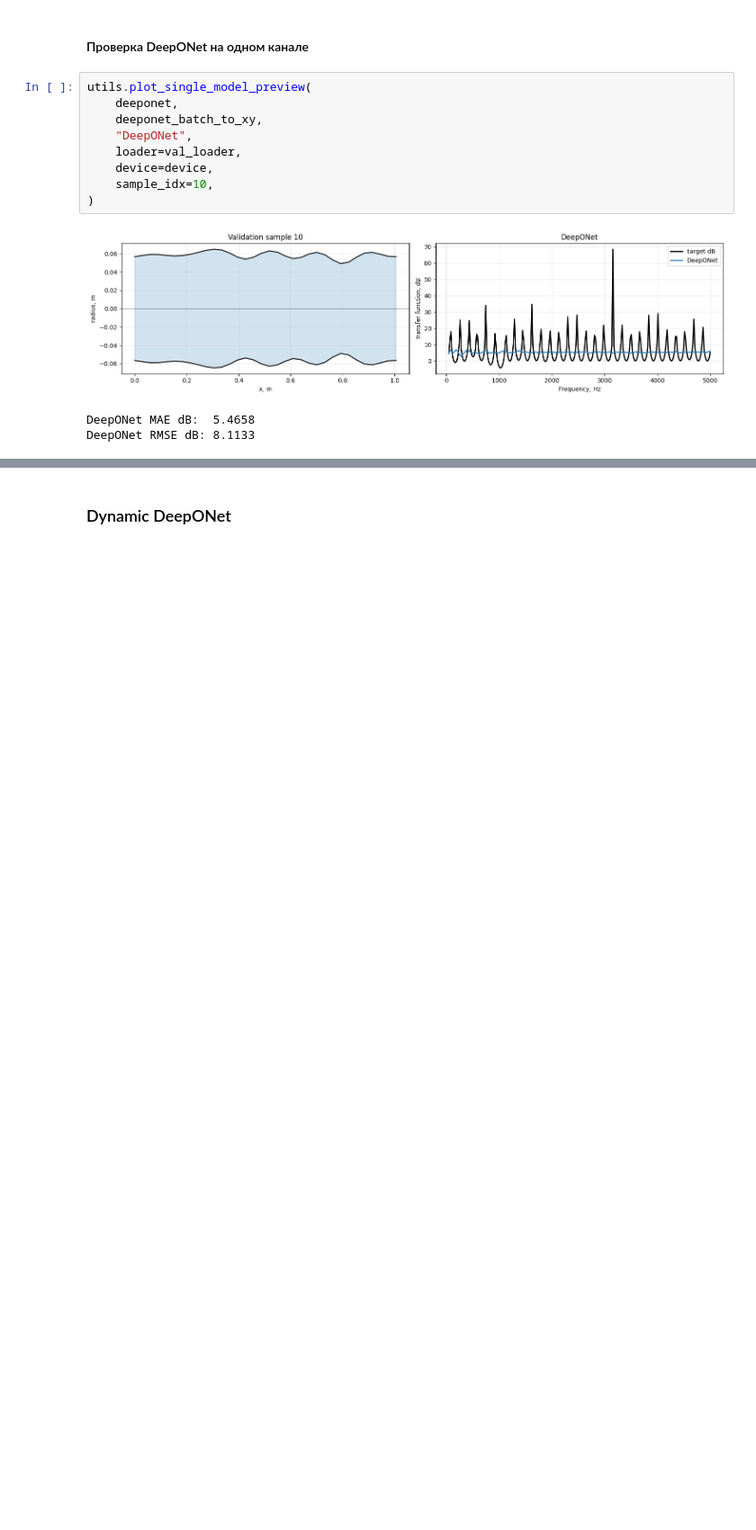
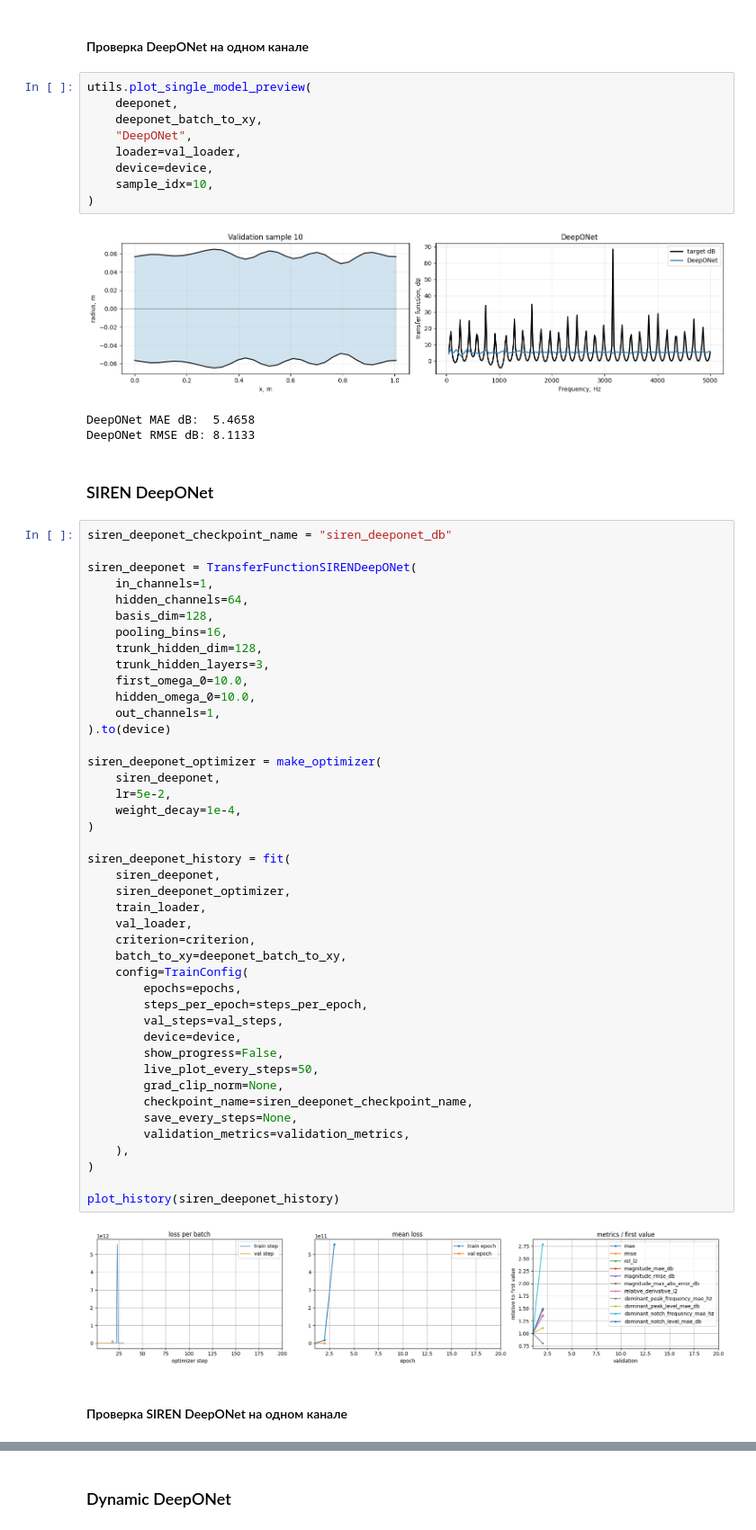
Before and after one commit to Erykalkin/webster, a Jupyter notebook: forward.ipynb, the cells around one changed output, grey strips where cells are left out. Shown at 90% size. Cells and saved outputs as stored; diff of their text form; blank space fills up the shorter version.

```diff
--- a/forward.ipynb
+++ b/forward.ipynb
@@ -346,3 +348,52 @@ utils.plot_single_model_preview(
 [figure]
 DeepONet MAE dB:  5.4658
 DeepONet RMSE dB: 8.1133
+# %% [markdown]
+### SIREN DeepONet
+# %%
+siren_deeponet_checkpoint_name = "siren_deeponet_db"
+
+siren_deeponet = TransferFunctionSIRENDeepONet(
+    in_channels=1,
+    hidden_channels=64,
+    basis_dim=128,
+    pooling_bins=16,
+    trunk_hidden_dim=128,
+    trunk_hidden_layers=3,
+    first_omega_0=10.0,
+    hidden_omega_0=10.0,
+    out_channels=1,
+).to(device)
+
+siren_deeponet_optimizer = make_optimizer(
+    siren_deeponet,
+    lr=5e-2,
+    weight_decay=1e-4,
+)
+
+siren_deeponet_history = fit(
+    siren_deeponet,
+    siren_deeponet_optimizer,
+    train_loader,
+    val_loader,
+    criterion=criterion,
+    batch_to_xy=deeponet_batch_to_xy,
+    config=TrainConfig(
+        epochs=epochs,
+        steps_per_epoch=steps_per_epoch,
+        val_steps=val_steps,
+        device=device,
+        show_progress=False,
+        live_plot_every_steps=50,
+        grad_clip_norm=None,
+        checkpoint_name=siren_deeponet_checkpoint_name,
+        save_every_steps=None,
+        validation_metrics=validation_metrics,
+    ),
+)
+
+plot_history(siren_deeponet_history)
+# %% [output]
+[figure, added]
+# %% [markdown]
+#### Проверка SIREN DeepONet на одном канале
```
Also changed, not shown: parts of 12 cells of this notebook, 5 other files.
